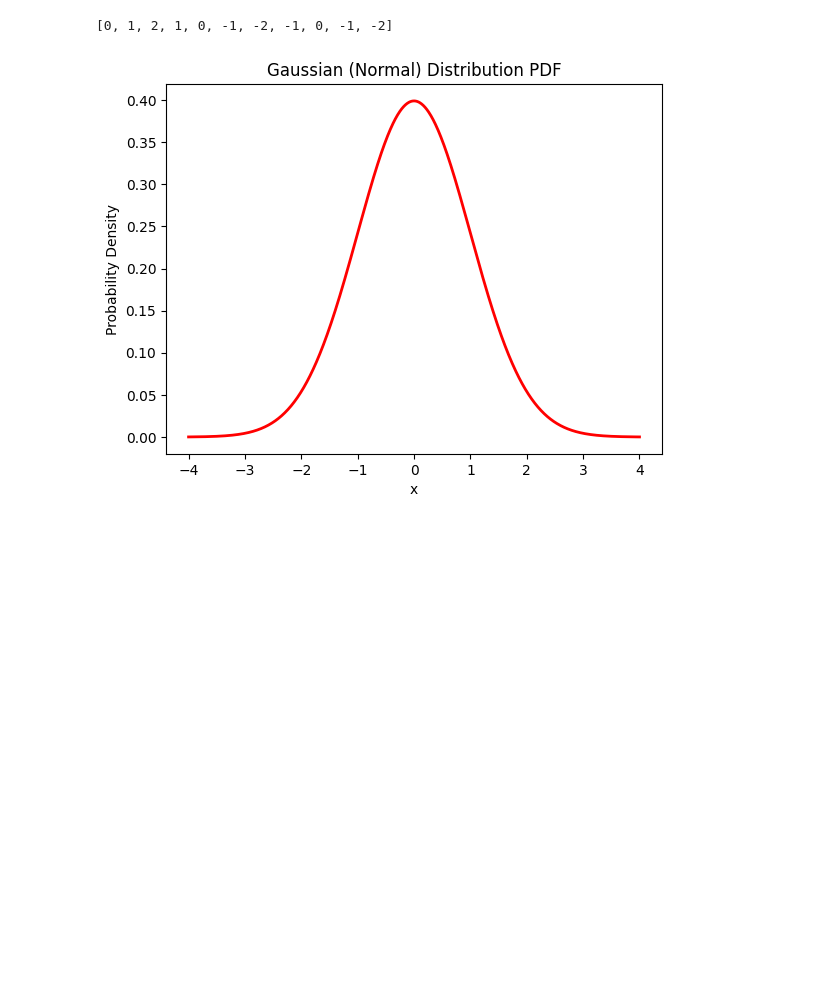
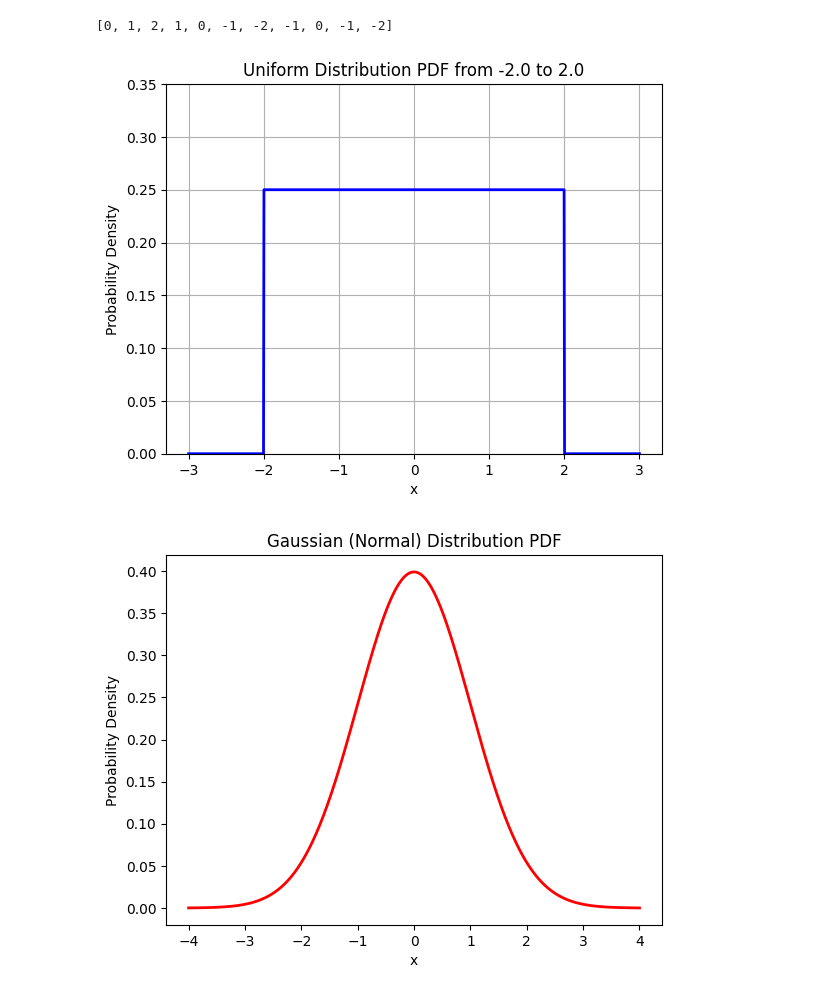
Before and after one commit to Elwarfalli/MSE-1500-Simulation-Modeling-with-Python, a Jupyter notebook: chapter_2.ipynb, the cells around one changed output. Drawn from its saved outputs; the diff is of its cells as text; code cells hidden in the pictures; blank space fills up the shorter version.

```diff
--- a/chapter_2.ipynb
+++ b/chapter_2.ipynb
@@ -37,6 +37,34 @@ import numpy as np  # Import the NumPy library for numerical operations
 events = np.random.poisson(lam=3, size=10)
 
 print(events)  # Output a sample of how many events occurred in each of the 10 intervals
+# %%
+import numpy as np
+import matplotlib.pyplot as plt
+
+# Define n (width of the interval)
+n = 4  # example width
+
+# Define x values from -n/2 to n/2 with some margin
+x = np.linspace(-n/2 - 1, n/2 + 1, 1000)
+
+# Uniform PDF values: height 1/n within [-n/2, n/2], zero elsewhere
+pdf = np.where((x >= -n/2) & (x <= n/2), 1/n, 0)
+
+# Plot the PDF curve
+plt.plot(x, pdf, 'b-', lw=2)
+
+# Add title and labels
+plt.title(f"Uniform Distribution PDF from {-n/2} to {n/2}")
+plt.xlabel("x")
+plt.ylabel("Probability Density")
+
+# Set y-axis limit slightly above 1/n for clarity
+plt.ylim(0, 1/n + 0.1)
+
+# Show grid
+plt.grid(True)
+# %% [output]
+[figure, added]
 # %%
 # Gaussian distribution
 import numpy as np
```
